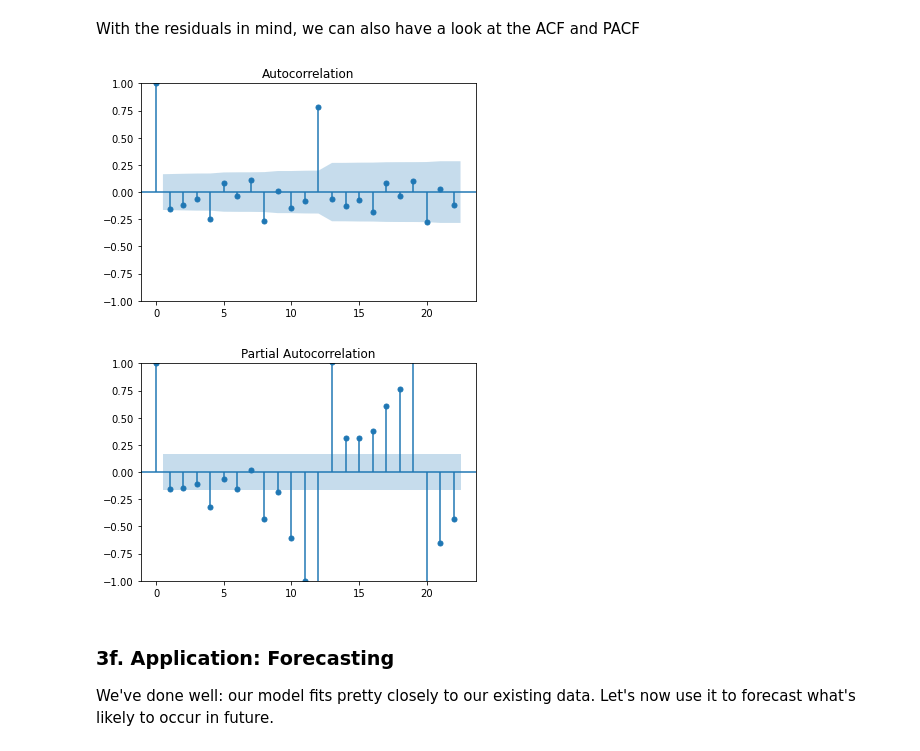
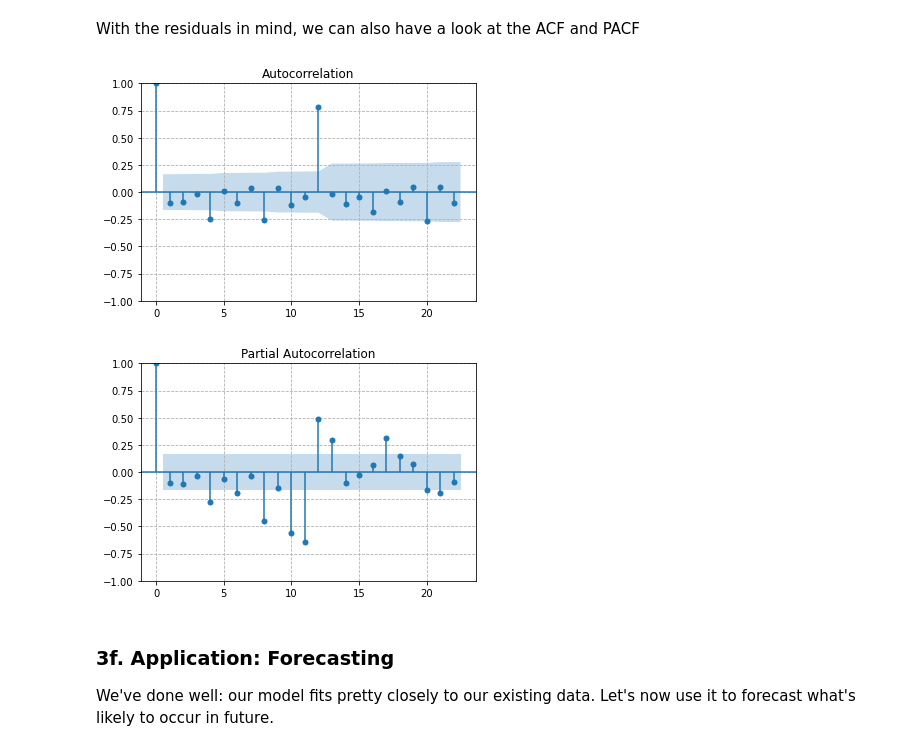
Before and after one commit to pablo-git8/Springboard-DS-Career-Track, a Jupyter notebook: Unit21-1_CowboyCigarretes_CS/Cowboy Cigarettes Case Study - Tier 3.ipynb, the cells around one changed output. Saved outputs shown, nothing was run; the diff lists cells and outputs as text; code cells hidden in the pictures.

```diff
--- a/Unit21-1_CowboyCigarretes_CS/Cowboy Cigarettes Case Study - Tier 3.ipynb
+++ b/Unit21-1_CowboyCigarretes_CS/Cowboy Cigarettes Case Study - Tier 3.ipynb
@@ -532,9 +532,8 @@ Best ARIMA(2, 1, 1) MSE=2.2269638116974753e-09
 # %% [markdown]
 So the best p,d, q, parameters for our ARIMA model are 2, 1, 1 respectively. Now we know this, we can build the model.
 # %%
-model = ARIMA(y_log_diff, order=(2,1,1))
+model = ARIMA(y_log_diff, trend='t', order=(2,1,1))
 model_fit = model.fit()
-forecast = model_fit.forecast(24) # For later use
 # %% [markdown]
 We can take a look at a summary of the model this library has built around our data.
 # %%
@@ -589,10 +590,12 @@ plt.show()
 With the residuals in mind, we can also have a look at the ACF and PACF
 # %%
 acf_res = plot_acf(residuals)
+plt.grid(linestyle='--')
 pacf_res = plot_pacf(residuals)
+plt.grid(linestyle='--')
 # %% [output]
-[figure, old version]
+[figure, new version]
-[figure, old version]
+[figure, new version]
 # %% [markdown]
 ### 3f. Application: Forecasting
 
```
Also changed, not shown: parts of 7 cells of this notebook.
